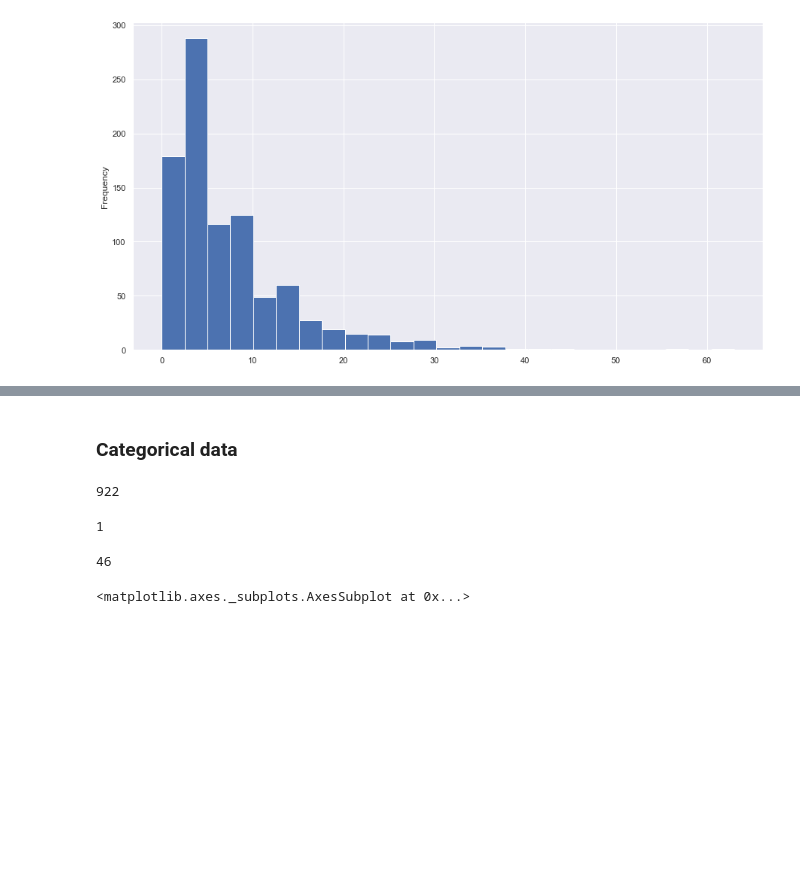
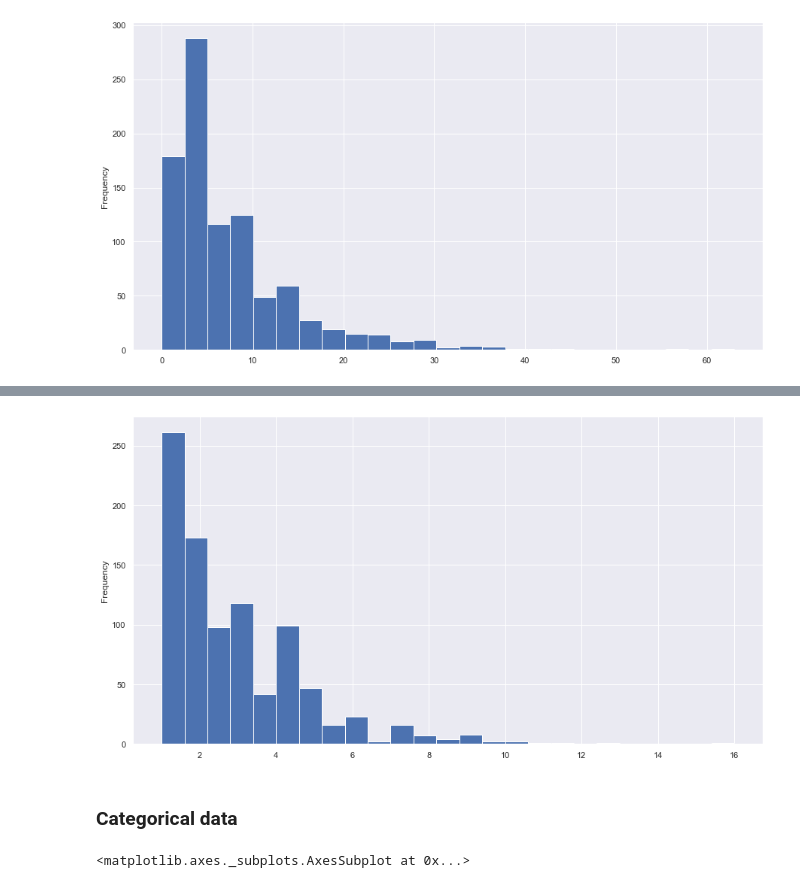
Before and after one commit to eniola-f/Hamoye_project, a Jupyter notebook: Startup_data.ipynb, the cells around one changed output, grey strips where cells are left out. Saved outputs shown, nothing was run; the diff lists cells and outputs as text; code cells hidden in the pictures; blank space fills up the shorter version.

```diff
--- a/Startup_data.ipynb
+++ b/Startup_data.ipynb
@@ -304,18 +349,9 @@ startup.relationships.plot.hist(bins=25);
+# %%
+startup.avg_participants.plot.hist(bins=25);
+# %% [output]
+[figure, added]
 # %% [markdown]
 ### Categorical data
-# %%
-(startup["state_code"] == startup["state_code.1"]).sum()
-# %% [output]
-922
-# %%
-startup["state_code.1"].isna().sum()
-# %% [output]
-1
-# %%
-startup.drop("state_code.1", inplace=True, axis=1)
-len(startup.columns)
-# %% [output]
-46
 # %%
 sns.countplot(x="state_code", data=startup)
 # %% [output]
```
Also changed, not shown: parts of 38 cells of this notebook.
